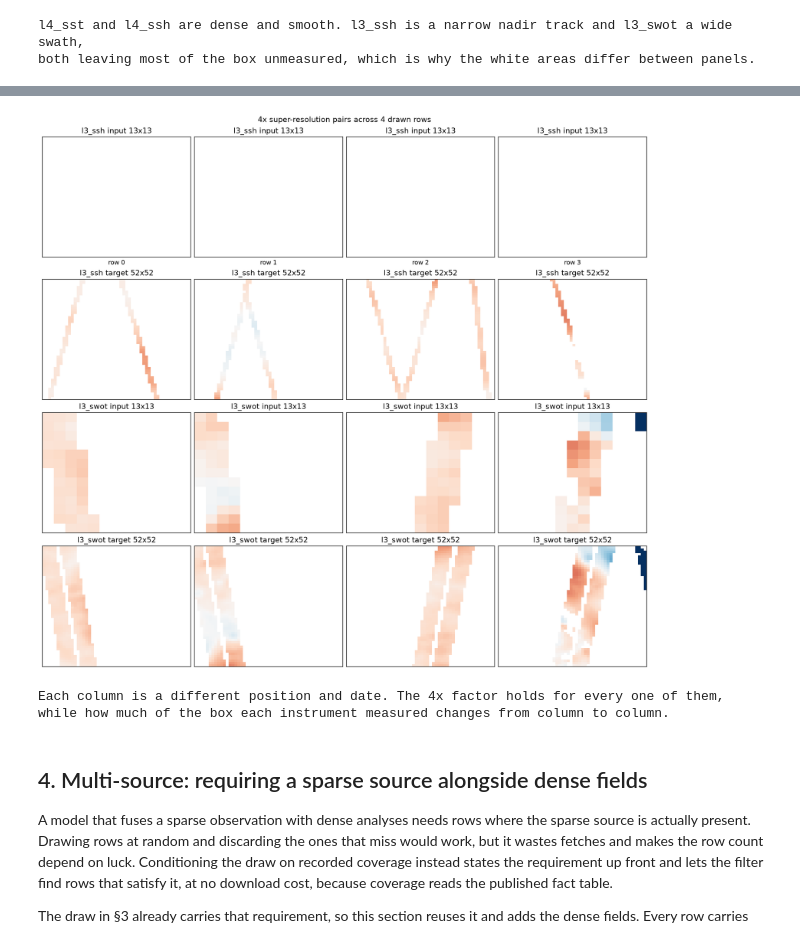
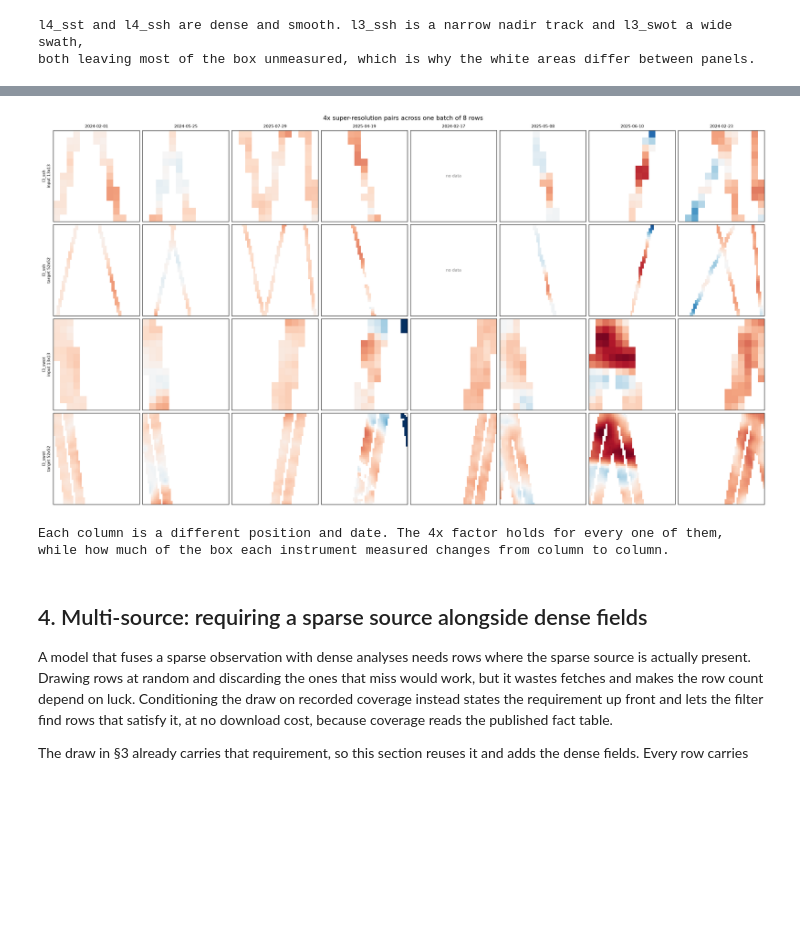
Before and after one commit to nilsleh/oceanTACO, a Jupyter notebook: docs/tutorials/spatio_temporal_query_generation.ipynb, the cells around one changed output, grey strips where cells are left out. Drawn from its saved outputs; the diff is of its cells as text; code cells hidden in the pictures; blank space fills up the shorter version.

```diff
--- a/docs/tutorials/spatio_temporal_query_generation.ipynb
+++ b/docs/tutorials/spatio_temporal_query_generation.ipynb
@@ -191,6 +253,11 @@ from ocean_taco.torch import OceanTACODataset
 
 BOX = GeoBox(-80, -30, 10, 45)
 SOURCE = {"l4_sst": Resample((32, 32), support_threshold=0.5)}
+
+# Every section below draws this many rows and pulls exactly one batch of them,
+# so each use case is judged across eight positions and dates rather than on
+# whichever single row happened to come back first.
+BATCH_SIZE = 8
 
 def offset_rows(rows, start, end):
     # Copy drawn rows and point them at a different span around the same
@@ -203,7 +270,7 @@ def window_of(dataset):
 
 forecast_filter = QueryFilter(box=BOX, relation="forecast", target_lead_days=1,
                               context_start_offset_days=-1, context_end_offset_days=0)
-forecast_draw = draw_queryset(queryset, requested_row_count=4, seed=29,
+forecast_draw = draw_queryset(queryset, requested_row_count=BATCH_SIZE, seed=29,
                               record_path=DRAW_DIR / "forecast-draw.json",
                               query_filter=forecast_filter)
 lead = forecast_filter.target_lead_days
@@ -255,7 +375,7 @@ midpoint_filter = QueryFilter(box=BOX, relation="same_time",
 print(f"eligible pairs with a +/-{HALF_WINDOW} day window: {select_queryset(queryset, midpoint_filter).count}")
 print(f"eligible pairs with no window at all:      {select_queryset(queryset, QueryFilter(box=BOX)).count}")
 
-midpoint_draw = draw_queryset(queryset, requested_row_count=4, seed=11,
+midpoint_draw = draw_queryset(queryset, requested_row_count=BATCH_SIZE, seed=11,
                               record_path=DRAW_DIR / "midpoint-draw.json",
                               query_filter=midpoint_filter)
 window_set = OceanTACODataset(queries=midpoint_draw, sources=SOURCE, catalog_config=config)
@@ -432,28 +639,36 @@ fine batch shape:   (1, 52, 52)
 No upsampling warning is raised, because both shapes stay at or below native for every row.
 # %%
-# Four drawn rows rather than one, so the pair is judged across varied swath
-# coverage instead of on a single favourable sample.
-shown_rows = range(min(4, len(coarse_rows)))
-fig, axes = plt.subplots(len(SR_PAIR) * 2, len(shown_rows),
-                         figsize=(3.4 * len(shown_rows), 3.1 * len(SR_PAIR) * 2),
-                         constrained_layout=True)
-for column, index in enumerate(shown_rows):
-    stages = [(token, f"{token} {label} {side}x{side}", rows[index][token])
-              for token in SR_PAIR
-              for label, side, rows in (("input", coarse_side, coarse_rows), ("target", fine_side, fine_rows))]
-    for axis, (token, title, record) in zip(axes[:, column], stages):
-        values = np.asarray(record["data"])[0]
-        shown = np.where(np.asarray(record["valid_mask"])[0], values, np.nan)
+# The whole batch rather than a chosen few rows, so the pair is judged across
+# the full spread of swath coverage instead of on favourable samples.
+count = coarse_batch[SR_PAIR[0]]["data"].shape[0]
+stages = [(token, label, side, batch)
+          for token in SR_PAIR
+          for label, side, batch in (("input", coarse_side, coarse_batch), ("target", fine_side, fine_batch))]
+fig, axes = plt.subplots(len(stages), count, squeeze=False,
+                         figsize=(2.5 * count, 2.7 * len(stages)), constrained_layout=True)
+for row, (token, label, side, batch) in enumerate(stages):
+    available = batch["availability"][token]
+    for column in range(count):
+        axis = axes[row, column]
+        axis.set(xticks=[], yticks=[])
+        record = batch_member(batch, token, column)
+        extent = geographic_extent(record)
+        if not available[column] or not np.isfinite(extent).all():
+            axis.text(.5, .5, "no data", ha="center", va="center", fontsize=8,
+                      color="#777777", transform=axis.transAxes)
+            continue
+        shown = np.where(np.asarray(record["valid_mask"])[0], np.asarray(record["data"])[0], np.nan)
         axis.imshow(shown, origin="lower", cmap=CMAP, interpolation="nearest",
-                    aspect="auto", extent=geographic_extent(record), **color_limits(token))
-        axis.set(title=title, xticks=[], yticks=[])
-    axes[0, column].set_xlabel(f"row {index}")
-fig.suptitle(f"{FACTOR}x super-resolution pairs across {len(shown_rows)} drawn rows")
+                    aspect="auto", extent=extent, **color_limits(token))
+    axes[row, 0].set_ylabel(f"{token}\n{label} {side}x{side}", fontsize=8)
+for column in range(count):
+    axes[0, column].set_title(batch_dates(coarse_batch)[column], fontsize=8)
+fig.suptitle(f"{FACTOR}x super-resolution pairs across one batch of {count} rows")
 display_figure(fig)
 print(f"Each column is a different position and date. The {FACTOR}x factor holds for every one of them,")
 print("while how much of the box each instrument measured changes from column to column.")
 # %% [output]
-[figure, old version]
+[figure, new version]
 Each column is a different position and date. The 4x factor holds for every one of them,
 while how much of the box each instrument measured changes from column to column.
 # %% [markdown]
```
Also changed, not shown: parts of 22 cells of this notebook, 6 other files.
